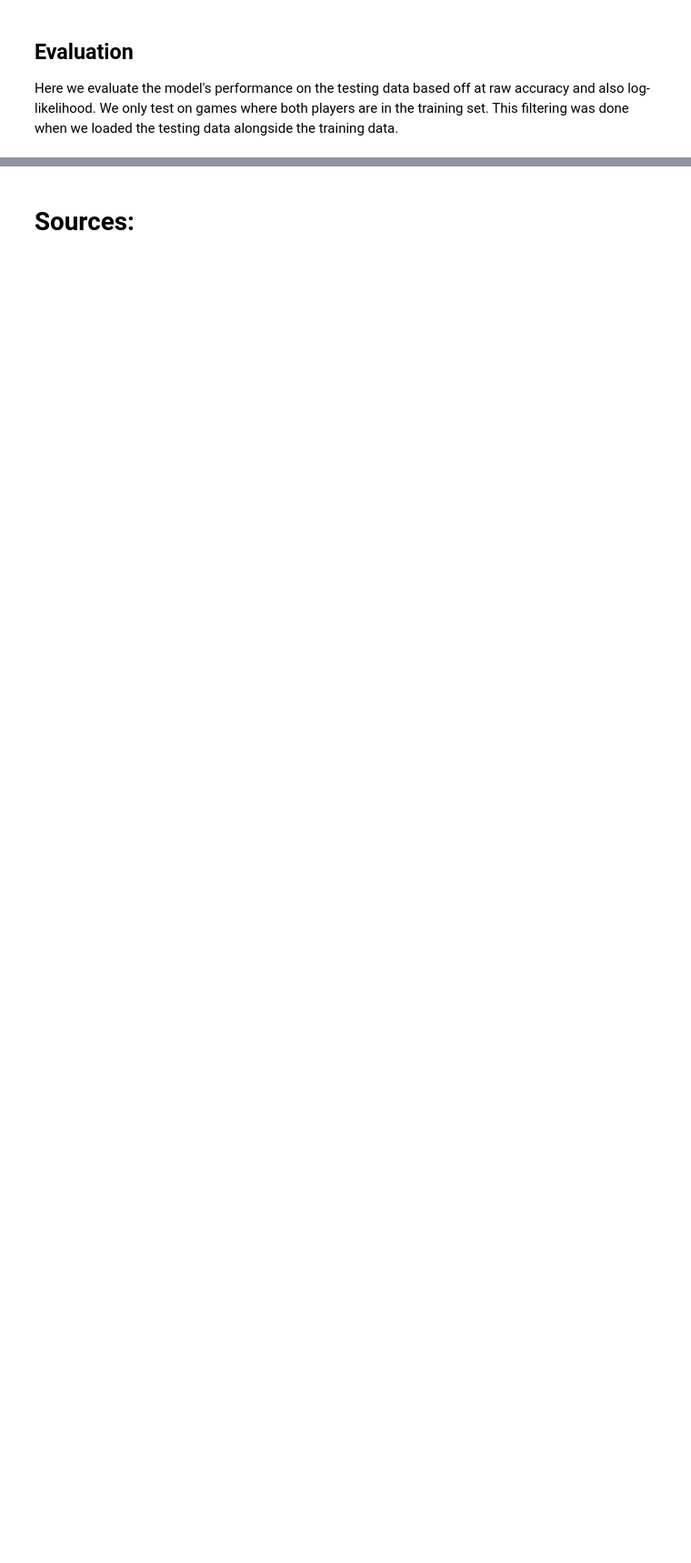
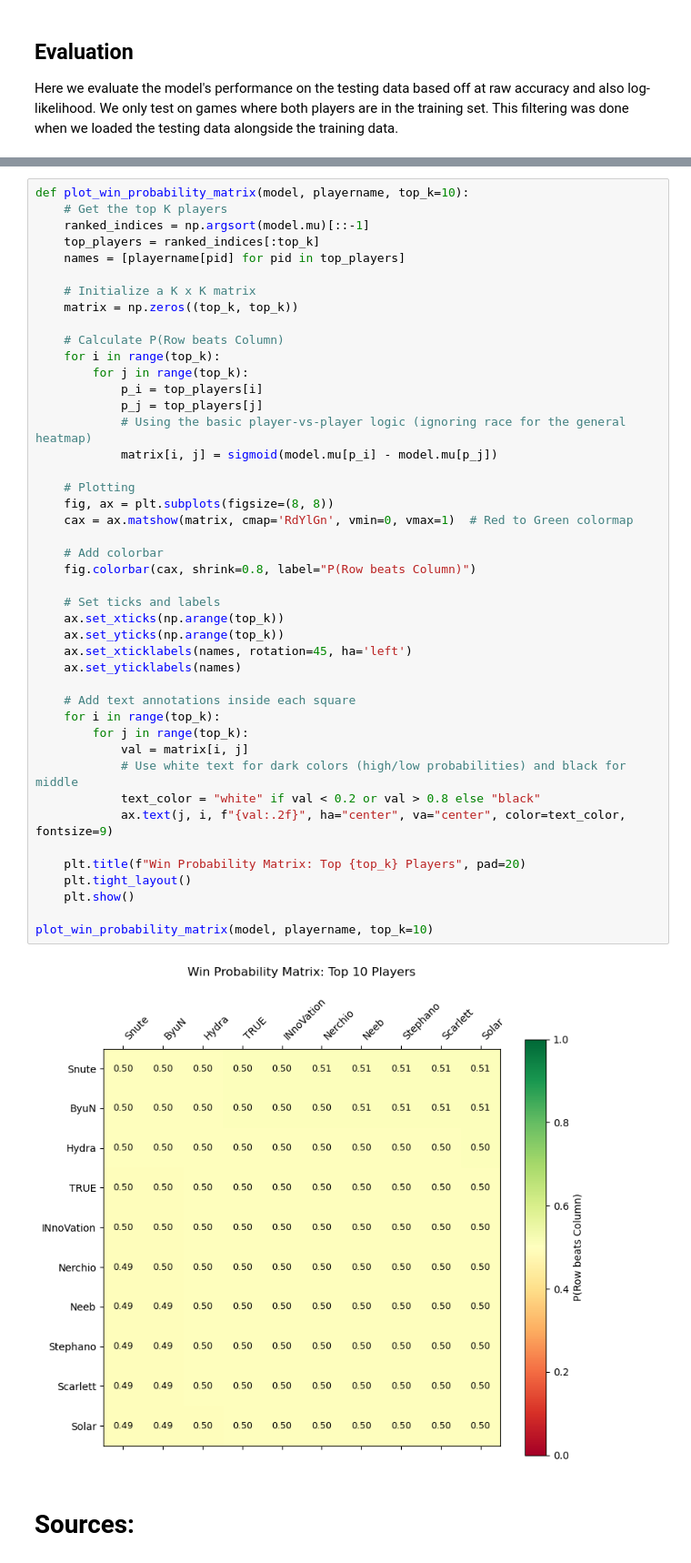
Before and after one commit to micahbc/CS179_group108_project, a Jupyter notebook: skill_predictor.ipynb, the cells around one changed output, grey strips where cells are left out. Shown at 91% size. Cells and saved outputs as stored; diff of their text form; blank space fills up the shorter version.

```diff
--- a/skill_predictor.ipynb
+++ b/skill_predictor.ipynb
@@ -224,2 +439,48 @@ print(f"Test log-loss : {log_loss/total:.4f}  (random baseline = {np.log(2):.4f}
+# %%
+def plot_win_probability_matrix(model, playername, top_k=10):
+    # Get the top K players
+    ranked_indices = np.argsort(model.mu)[::-1]
+    top_players = ranked_indices[:top_k]
+    names = [playername[pid] for pid in top_players]
+
+    # Initialize a K x K matrix
+    matrix = np.zeros((top_k, top_k))
+
+    # Calculate P(Row beats Column)
+    for i in range(top_k):
+        for j in range(top_k):
+            p_i = top_players[i]
+            p_j = top_players[j]
+            # Using the basic player-vs-player logic (ignoring race for the general heatmap)
+            matrix[i, j] = sigmoid(model.mu[p_i] - model.mu[p_j])
+
+    # Plotting
+    fig, ax = plt.subplots(figsize=(8, 8))
+    cax = ax.matshow(matrix, cmap='RdYlGn', vmin=0, vmax=1)  # Red to Green colormap
+
+    # Add colorbar
+    fig.colorbar(cax, shrink=0.8, label="P(Row beats Column)")
+
+    # Set ticks and labels
+    ax.set_xticks(np.arange(top_k))
+    ax.set_yticks(np.arange(top_k))
+    ax.set_xticklabels(names, rotation=45, ha='left')
+    ax.set_yticklabels(names)
+
+    # Add text annotations inside each square
+    for i in range(top_k):
+        for j in range(top_k):
+            val = matrix[i, j]
+            # Use white text for dark colors (high/low probabilities) and black for middle
+            text_color = "white" if val < 0.2 or val > 0.8 else "black"
+            ax.text(j, i, f"{val:.2f}", ha="center", va="center", color=text_color, fontsize=9)
+
+    plt.title(f"Win Probability Matrix: Top {top_k} Players", pad=20)
+    plt.tight_layout()
+    plt.show()
+
+plot_win_probability_matrix(model, playername, top_k=10)
+# %% [output]
+[figure, added]
 # %% [markdown]
 # Sources:
```
Also changed, not shown: parts of 12 cells of this notebook, 1 other file.
